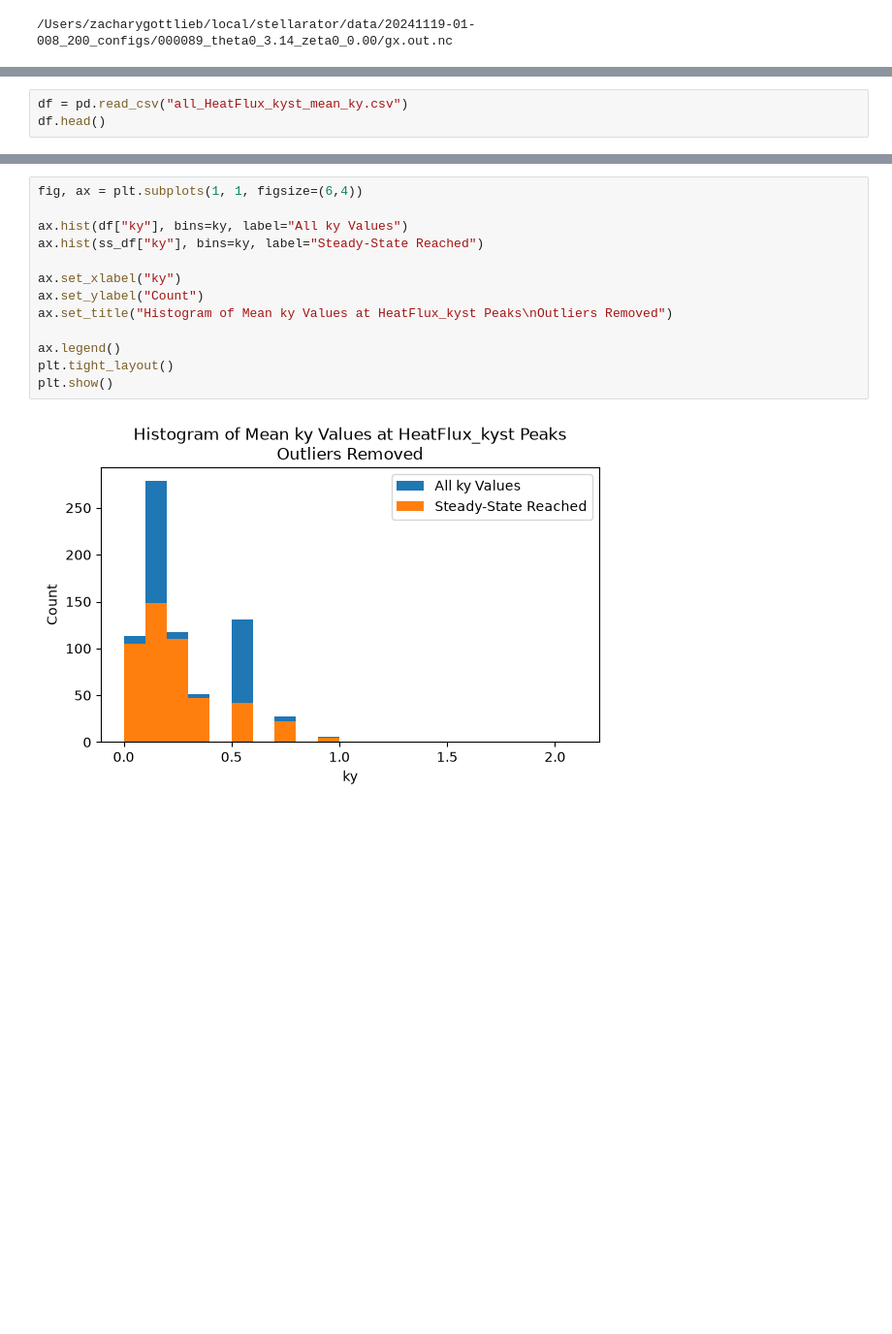
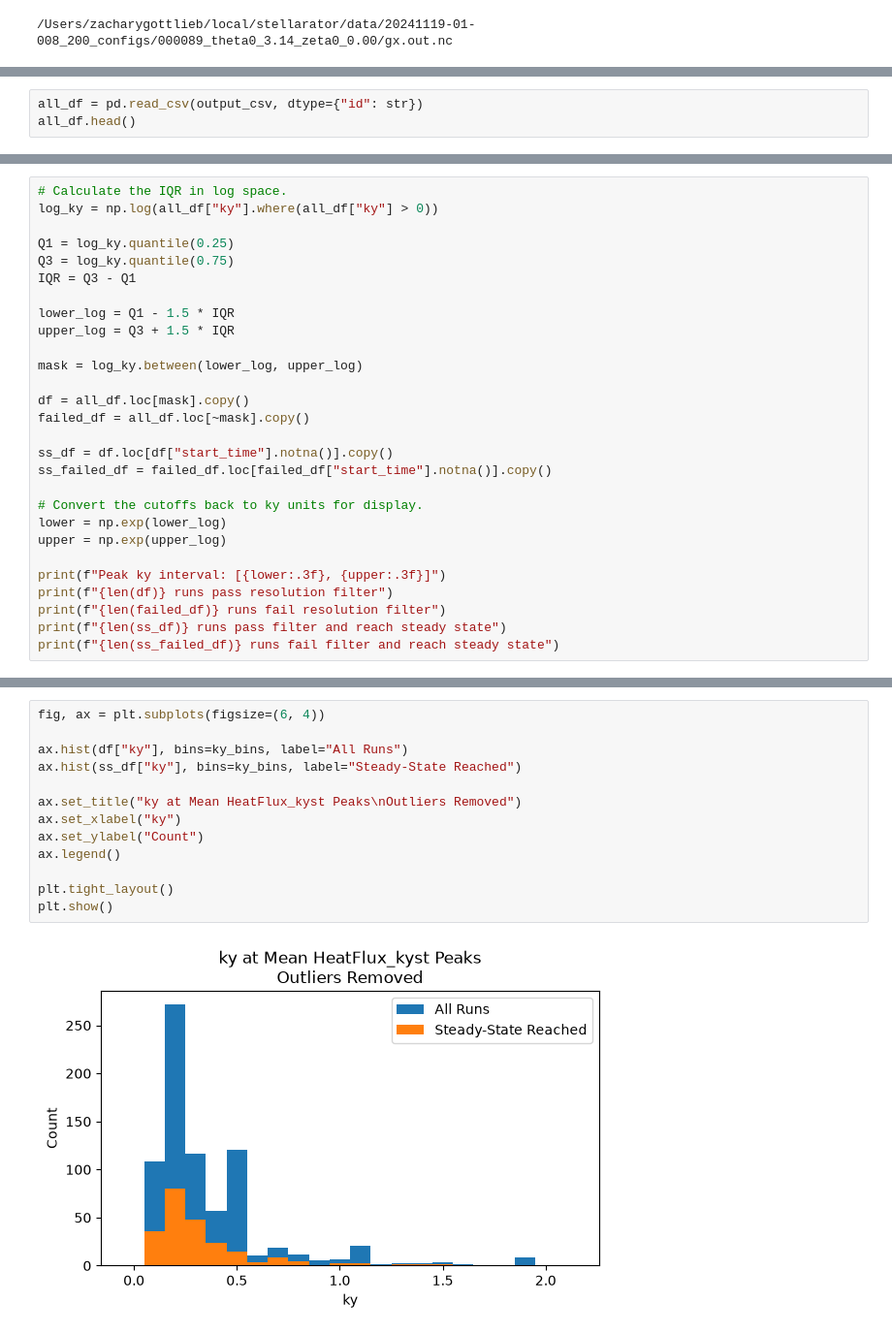
Before and after one commit to zgott06/pugs, a Jupyter notebook: examples/resolution_filter/resolution_filter.ipynb, the cells around one changed output, grey strips where cells are left out. Shown at 97% size. Saved outputs shown, nothing was run; the diff lists cells and outputs as text; blank space fills up the shorter version.

Commit message:
updated outlier filtering logic

```diff
--- a/examples/resolution_filter/resolution_filter.ipynb
+++ b/examples/resolution_filter/resolution_filter.ipynb
@@ -130,5 +144,5 @@ df = process_folder(folder)
 # %%
-df = pd.read_csv("all_HeatFlux_kyst_mean_ky.csv")
-df.head()
+all_df = pd.read_csv(output_csv, dtype={"id": str})
+all_df.head()
 # %% [output]
 |  | id | theta | zeta | file | ky | start_time | mean | std |
@@ -179,0 +184,28 @@ print(f"{ss_failed_df.shape[0]}  runs fail filter and reaches steady-state")
+# %%
+# Calculate the IQR in log space.
+log_ky = np.log(all_df["ky"].where(all_df["ky"] > 0))
+
+Q1 = log_ky.quantile(0.25)
+Q3 = log_ky.quantile(0.75)
+IQR = Q3 - Q1
+
+lower_log = Q1 - 1.5 * IQR
+upper_log = Q3 + 1.5 * IQR
+
+mask = log_ky.between(lower_log, upper_log)
+
+df = all_df.loc[mask].copy()
+failed_df = all_df.loc[~mask].copy()
+
+ss_df = df.loc[df["start_time"].notna()].copy()
+ss_failed_df = failed_df.loc[failed_df["start_time"].notna()].copy()
+
+# Convert the cutoffs back to ky units for display.
+lower = np.exp(lower_log)
+upper = np.exp(upper_log)
+
+print(f"Peak ky interval: [{lower:.3f}, {upper:.3f}]")
+print(f"{len(df)} runs pass resolution filter")
+print(f"{len(failed_df)} runs fail resolution filter")
+print(f"{len(ss_df)} runs pass filter and reach steady state")
+print(f"{len(ss_failed_df)} runs fail filter and reach steady state")
@@ -180,18 +218,18 @@ print(f"{ss_failed_df.shape[0]}  runs fail filter and reaches steady-state")
 # %%
-fig, ax = plt.subplots(1, 1, figsize=(6,4))
+fig, ax = plt.subplots(figsize=(6, 4))
 
-ax.hist(df["ky"], bins=ky, label="All ky Values")
-ax.hist(ss_df["ky"], bins=ky, label="Steady-State Reached")
+ax.hist(df["ky"], bins=ky_bins, label="All Runs")
+ax.hist(ss_df["ky"], bins=ky_bins, label="Steady-State Reached")
 
+ax.set_title("ky at Mean HeatFlux_kyst Peaks\nOutliers Removed")
 ax.set_xlabel("ky")
 ax.set_ylabel("Count")
-ax.set_title("Histogram of Mean ky Values at HeatFlux_kyst Peaks\nOutliers Removed")
+ax.legend()
 
-ax.legend()
 plt.tight_layout()
 plt.show()
 # %% [output]
-[figure, old version]
+[figure, new version]
 # %%
 logx = np.log(ss_df["start_time"])
 logy = np.log(ss_df["mean"])
```
Also changed, not shown: parts of 18 cells of this notebook, 1 other file.
